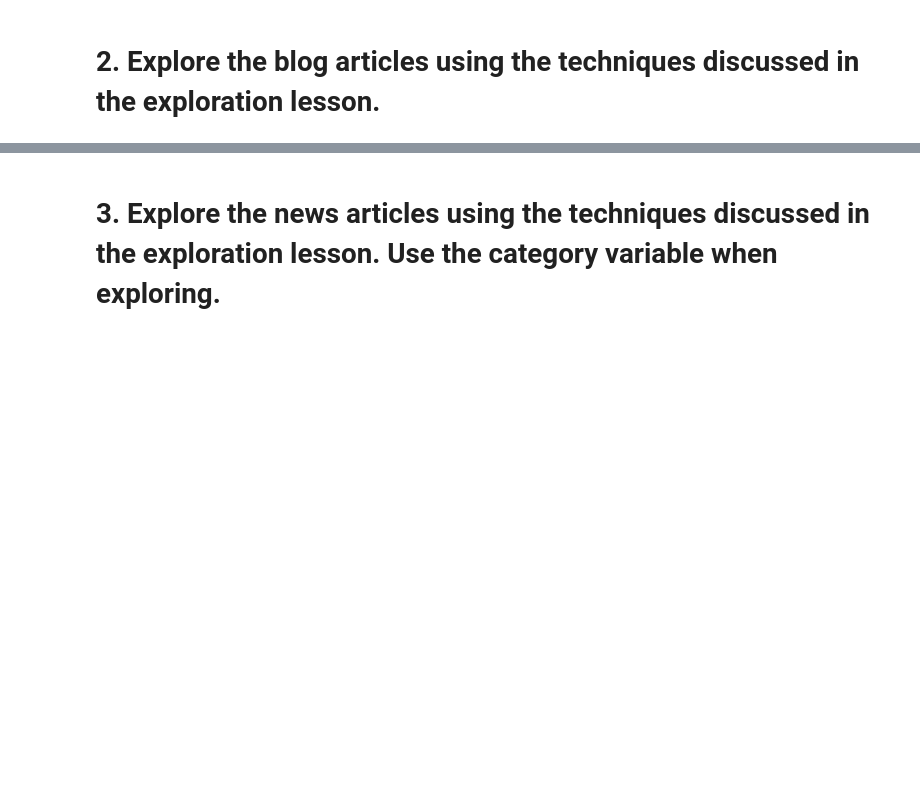
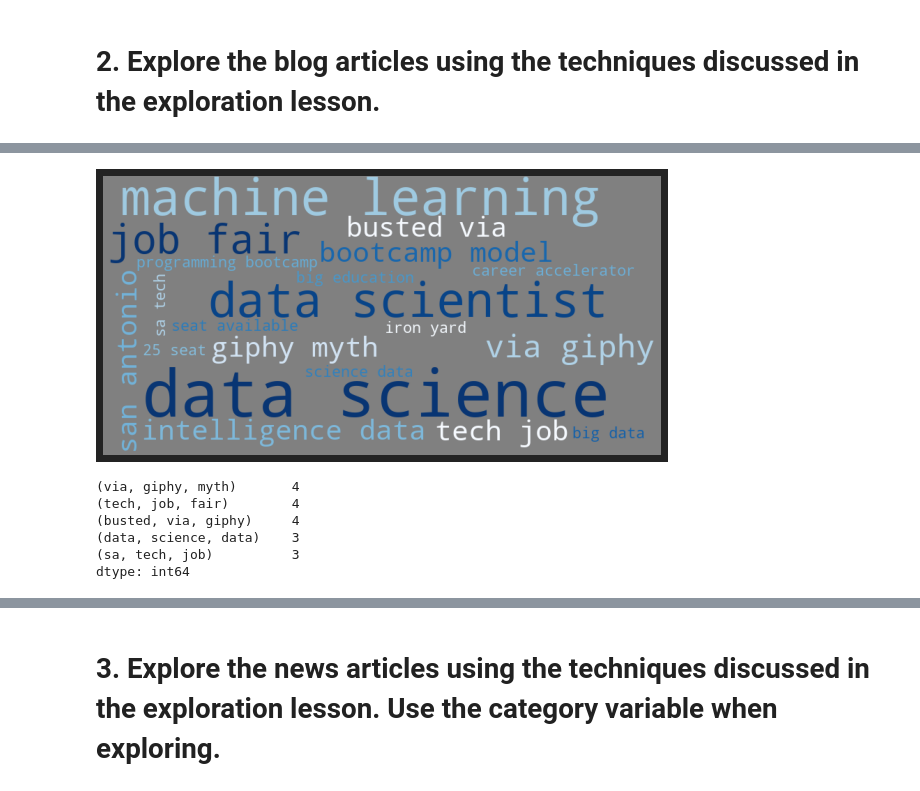
Before and after one commit to Ken-Alviola/natural-language-processing-exercises, a Jupyter notebook: explore.ipynb, the cells around one changed output, grey strips where cells are left out. Drawn from its saved outputs; the diff is of its cells as text; code cells hidden in the pictures; blank space fills up the shorter version.

```diff
--- a/explore.ipynb
+++ b/explore.ipynb
@@ -294,0 +385,22 @@ from acquire import get_blog_articles, get_news_articles
+# %%
+data = {k[0] + ' ' + k[1]: v for k, v in top_20_codeup_bigrams.to_dict().items()}
+img = WordCloud(background_color='grey',colormap='Blues_r', width=800, height=400).generate_from_frequencies(data)
+plt.figure(figsize=(10, 8))
+plt.imshow(img)
+plt.axis('off')
+plt.show()
+# %% [output]
+[figure, added]
+# %%
+top_20_codeup_trigrams = (pd.Series(nltk.ngrams(all_blog_words, 3))
+                      .value_counts()
+                      .head(20))
+
+top_20_codeup_trigrams.head()
+# %% [output]
+(via, giphy, myth)       4
+(tech, job, fair)        4
+(busted, via, giphy)     4
+(data, science, data)    3
+(sa, tech, job)          3
+dtype: int64
```
Also changed, not shown: parts of 18 cells of this notebook.
